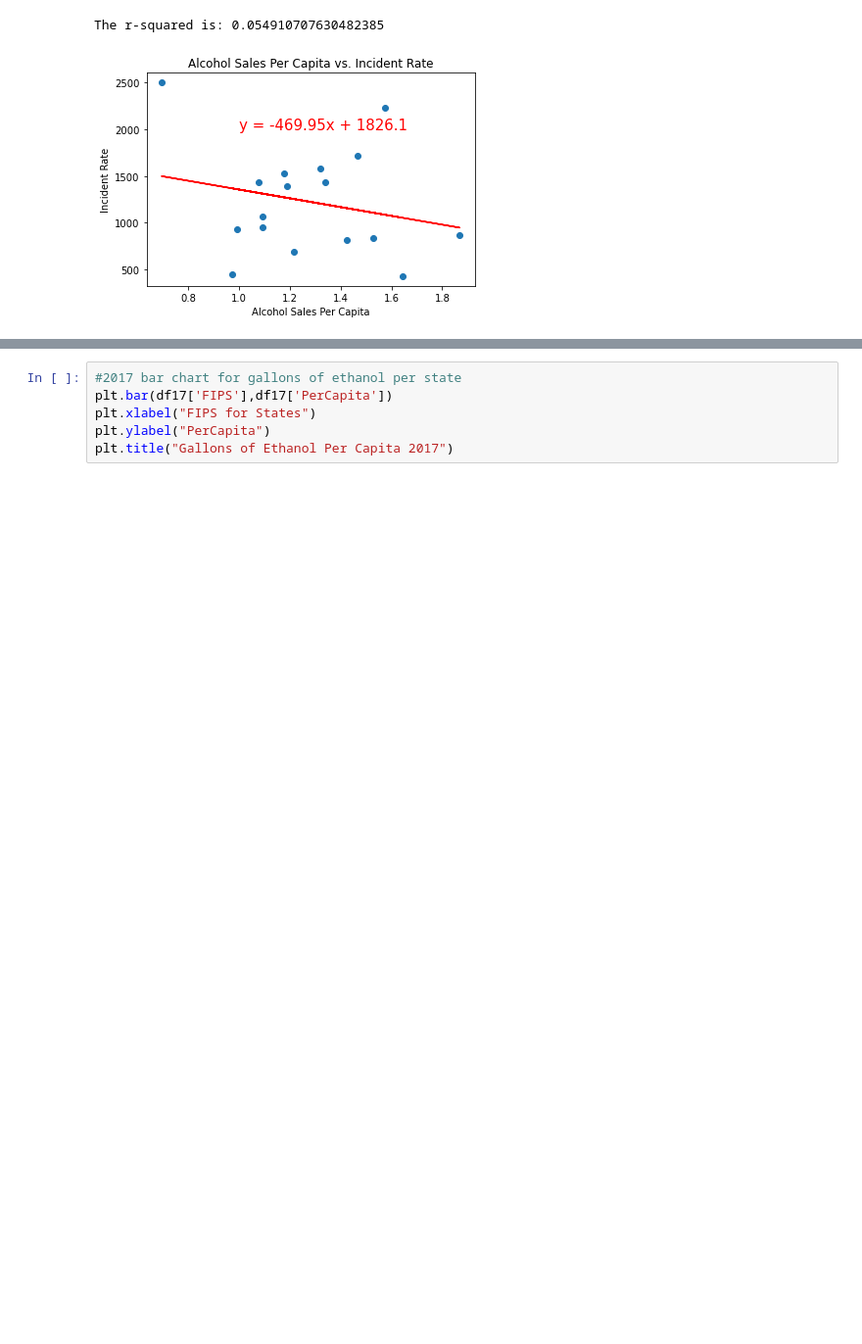
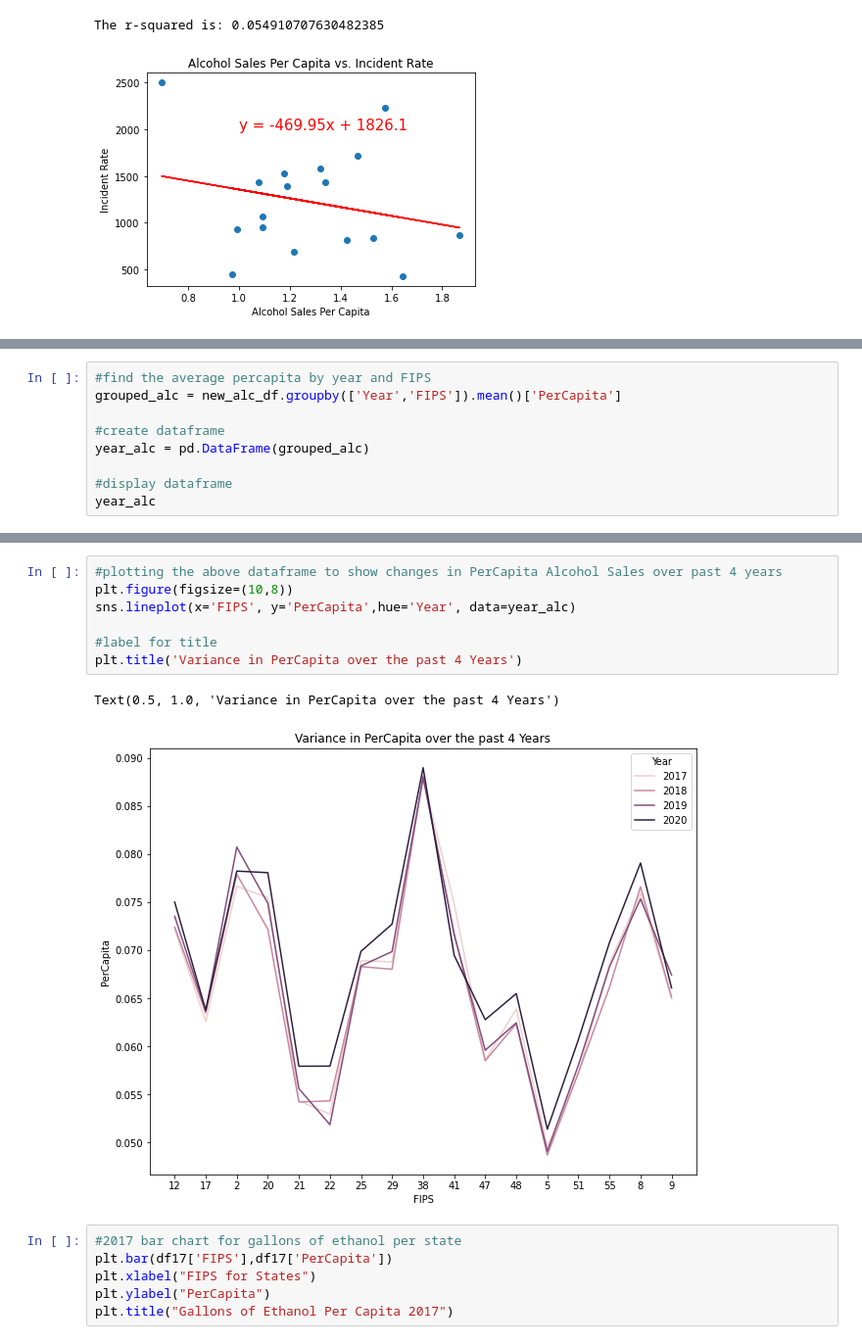
Before and after one commit to teresaflicek/Covid19-Societal-Impacts, a Jupyter notebook: AlcoholSalesDuringCovid.ipynb, the cells around one changed output, grey strips where cells are left out. Shown at 98% size. Saved outputs shown, nothing was run; the diff lists cells and outputs as text; blank space fills up the shorter version.

Commit message:
cleaned and multiline plot

```diff
--- a/AlcoholSalesDuringCovid.ipynb
+++ b/AlcoholSalesDuringCovid.ipynb
@@ -336,0 +326,9 @@ year_alc.to_frame()
+# %%
+#find the average percapita by year and FIPS
+grouped_alc = new_alc_df.groupby(['Year','FIPS']).mean()['PerCapita']
+
+#create dataframe
+year_alc = pd.DataFrame(grouped_alc)
+
+#display dataframe
+year_alc
@@ -337,3 +350,13 @@ year_alc.to_frame()
+# %%
+#plotting the above dataframe to show changes in PerCapita Alcohol Sales over past 4 years
+plt.figure(figsize=(10,8))
+sns.lineplot(x='FIPS', y='PerCapita',hue='Year', data=year_alc)
+
+#label for title
+plt.title('Variance in PerCapita over the past 4 Years')
+# %% [output]
+Text(0.5, 1.0, 'Variance in PerCapita over the past 4 Years')
+[figure, added]
 # %%
 #2017 bar chart for gallons of ethanol per state
 plt.bar(df17['FIPS'],df17['PerCapita'])
```
Also changed, not shown: parts of 8 cells of this notebook.
